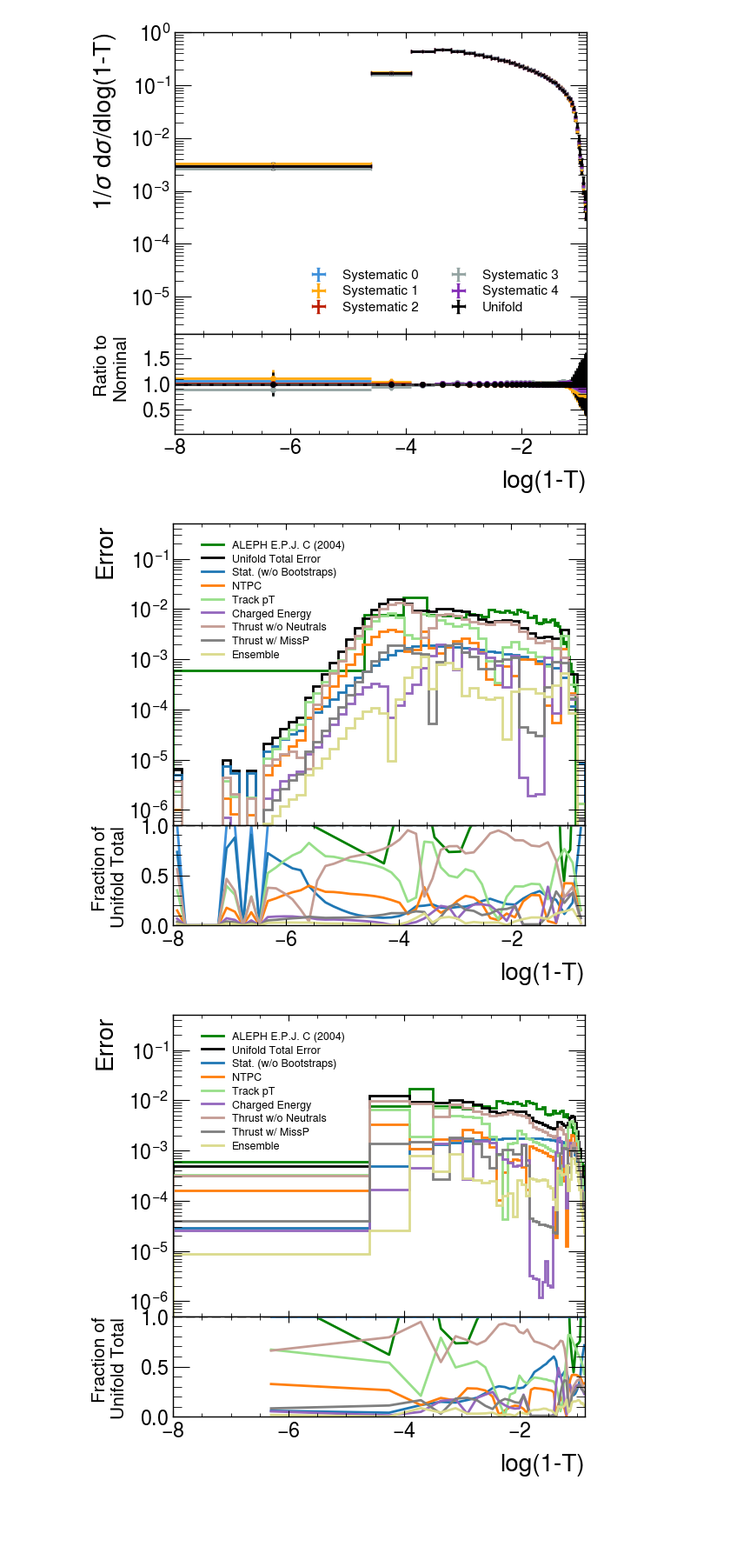
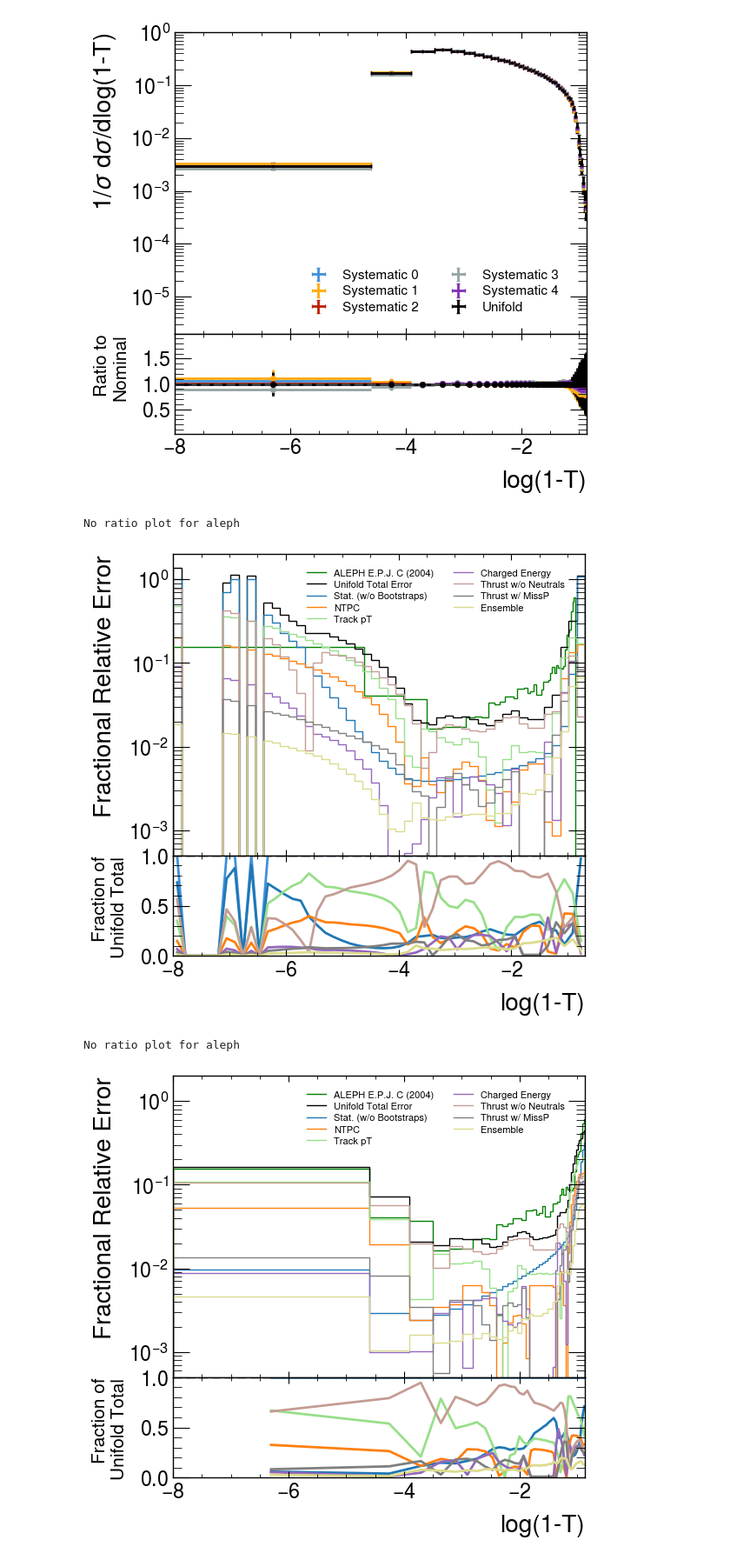
Before and after one commit to badeaa3/unfold-ee-logtau, a Jupyter notebook: Plotting/VisualizeResult.ipynb, the cells around one changed output. Shown at 87% size. Drawn from its saved outputs; the diff is of its cells as text; code cells hidden in the pictures; blank space fills up the shorter version.

```diff
--- a/Plotting/VisualizeResult.ipynb
+++ b/Plotting/VisualizeResult.ipynb
@@ -164,13 +162,13 @@ for key, val in conf.items():
 
         # get the ensemble uncertainty
         ensemble_err = []
-        for iW in range(1,ensemble_weights.shape[1]):
-            ensemble_err.append(nominal[0] - plots[key][f"unifold_{binType}_ensemble{iW}"][0])
+        for iW in range(1, ensemble_weights.shape[1]): # don't include the nominal setting
+            ensemble_err.append(plots[key][f"unifold_{binType}_ensemble{iW}"][0])
         ensemble_err = np.array(ensemble_err)
-        # total_ensemble_err = np.sqrt(np.sum(ensemble_err**2, axis=0)) # add errors in quadrature
-        total_ensemble_err = np.mean(ensemble_err, axis=0) # take mean over the errors
+        total_ensemble_err = np.std(ensemble_err, axis=0) # take std over the errors
         # append to errors
         err.append(list(total_ensemble_err))
+
 
         # build the full uncertainty
         err.insert(0, list(nominal[1])) # prepend the stat uncertainty
@@ -197,44 +195,50 @@ for key, val in conf.items():
         bins = val["bins"] if binType == "nominal" else val["aleph"]["bins"]
         binwidths = bins[1:] - bins[:-1]
         bin_centers = (bins[:-1] + bins[1:]) / 2
 
         # style
         style = {
             "legend_loc" : "upper left",
-            "legend_bbox" : (0.03, 1.0),
-            "legend_ncol" : 1,
-            "legend_fontsize" : 9,
-            "ax1_ylabel" : "Error",
+            "legend_bbox" : (0.29, 1.0),
+            "legend_ncol" : 2,
+            "legend_fontsize" : 8,
+            "ax1_ylabel" : "Fractional Relative Error",
             "ax1_yscale" : val["ax1_yscale"],
             "ax2_xlabel" : val["ax2_xlabel"],
             "ax2_xscale" : val["ax2_xscale"],
             "ax2_ylabel" : f'Fraction of\nUnifold Total',
-            "ax1_ylim" : [0.5*10**-6, 5*10**-1],
+            "ax1_ylim" : [5*10**-4, 2*10**0], #[0.5*10**-6, 5*10**-1],
             "bins" : bins,
             "ax2_ylim" : [0,1],
         }
+
+        # nominal
+        nominal = plots[key][f"unifold_{binType}_ensemble0"]
 
         # pick up the errors
         total_err = errors[key][f"unifold_{binType}_ensemble0"]["total"]
         individual = np.abs(errors[key][f"unifold_{binType}_ensemble0"]["individual"])
 
         # inPlots
         inPlots = {}
-        inPlots["aleph"] = {"plotType": "stairs", "x": val["aleph"]["bins"], "y": val["aleph"]["yerr"], "color": "green", "label": 'ALEPH E.P.J. C (2004)', "ls":"-"}
-        inPlots["total"] = {"plotType": "stairs", "x": bins, "y": total_err, "color": None, "label": "Unifold Total Error", "ls":"-"}
+        inPlots["aleph"] = {"plotType": "stairs", "x": val["aleph"]["bins"], "y": val["aleph"]["yerr"] / val["aleph"]["y"], "color": "green", "label": 'ALEPH E.P.J. C (2004)', "ls":"-", "noratio":True}
+        inPlots["total"] = {"plotType": "stairs", "x": bins, "y": total_err / nominal[0], "color": None, "label": "Unifold Total Error", "ls":"-"}
+        # other variations
         colors = [plt.cm.tab20(i / individual.shape[0]) for i in range(individual.shape[0])]
         labels = ["Stat. (w/o Bootstraps)", "NTPC", "Track pT", "Charged Energy", "Thrust w/o Neutrals", "Thrust w/ MissP", "Ensemble"]
         for i in range(individual.shape[0]):
-            inPlots[f"component_{i}"] =  {"plotType": "stairs", "x": bins, "y": individual[i], "color": colors[i], "label": labels[i], "ls": "-"} # f"Component {i}"
+            inPlots[f"component_{i}"] =  {"plotType": "stairs", "x": bins, "y": individual[i] / nominal[0], "color": colors[i], "label": labels[i], "ls": "-"} # f"Component {i}"
         # ratio denominator using the total error
-        ratio_denom = [[total_err], [errors[key][f"unifold_aleph_ensemble0"]["total"]]]
+        ratio_denom = [[total_err/nominal[0]], [errors[key][f"unifold_aleph_ensemble0"]["total"] / plots[key][f"unifold_aleph_ensemble0"][0]]]
 
         fig, (ax1, ax2) = plotThrust(style, inPlots, ratio_denom, epsilon = 1e-10)
         plt.show()
         plt.close()
 # %% [output]
+No ratio plot for aleph
-[figure, old version]
+[figure, new version]
+No ratio plot for aleph
-[figure, old version]
+[figure, new version]
 # %%
 for key, val in conf.items():
     for ratioTo in ["aleph", "data", "genBefore"]:
```
Also changed, not shown: parts of 2 cells of this notebook, 6 other files.
